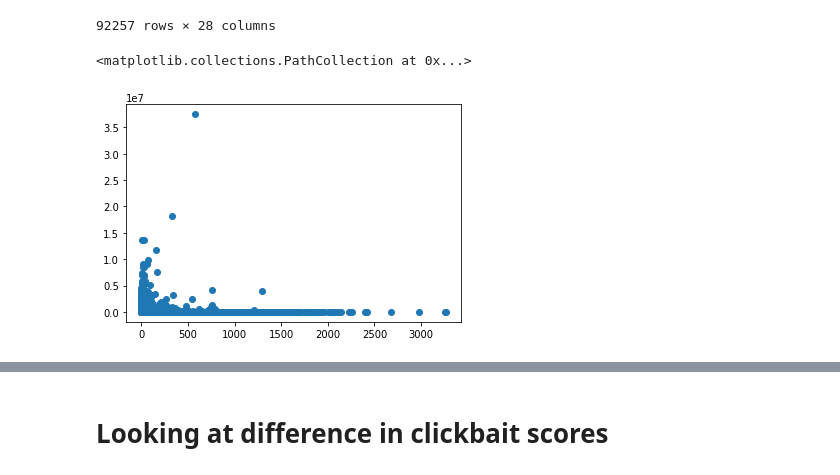
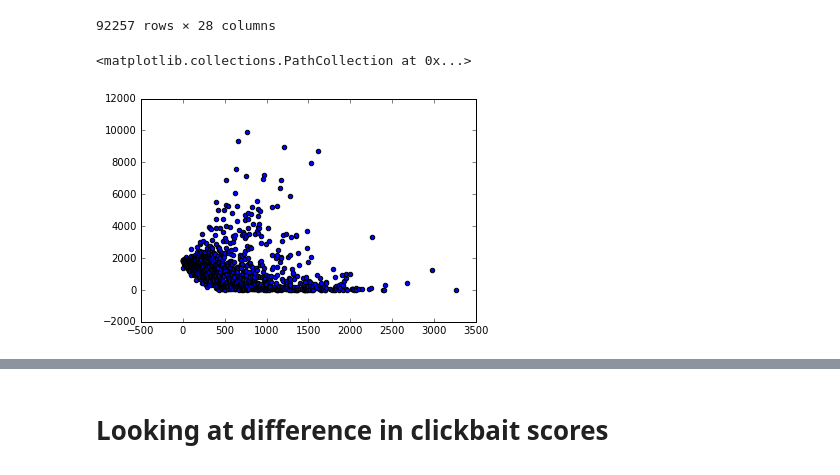
Before and after one commit to allenwang28/YouTube-Virality-Predictor, a Jupyter notebook: notebooks/Data Exploration - Time Based.ipynb, the cells around one changed output, grey strips where cells are left out. Saved outputs shown, nothing was run; the diff lists cells and outputs as text; code cells hidden in the pictures.

```diff
--- a/notebooks/Data Exploration - Time Based.ipynb
+++ b/notebooks/Data Exploration - Time Based.ipynb
@@ -51,14 +52,19 @@ df.dropna()
 92257 rows × 28 columns
 # %%
 df['TimeDiff'] = pd.to_timedelta(df['PublishedAt']) - pd.to_timedelta(df['PrevPublishedAt'])
+
+df = df[df['PrevViewCount'] > 0]
+df['Views-PercentChange'] = (df['ViewCount'] - df['PrevViewCount']) / df['PrevViewCount'].astype(np.float)
 # %%
 # Drop some that have negative time diff values
 df = df[df['TimeDiff'] > pd.Timedelta(0)]
 # %%
-df['Daysdiff'] = df['TimeDiff'] / np.timedelta64(24, 'h')
+df['Daysdiff'] = (df['TimeDiff'] / np.timedelta64(24, 'h')).astype(np.int)
+# %%
+df = df[df['ViewCount'] < 10000]
 # %%
 daysdiff_viewcount_mean = df.groupby('Daysdiff')['ViewCount'].mean()
-plt.scatter(daysdiff_viewcount_mean.index, daysdiff_viewcount_mean)
+plt.scatter(daysdiff_viewcount_mean.index, (daysdiff_viewcount_mean))
 # %% [output]
 <matplotlib.collections.PathCollection at 0x...>
-[figure, old version]
+[figure, new version]
```
Also changed, not shown: parts of 41 cells of this notebook.
